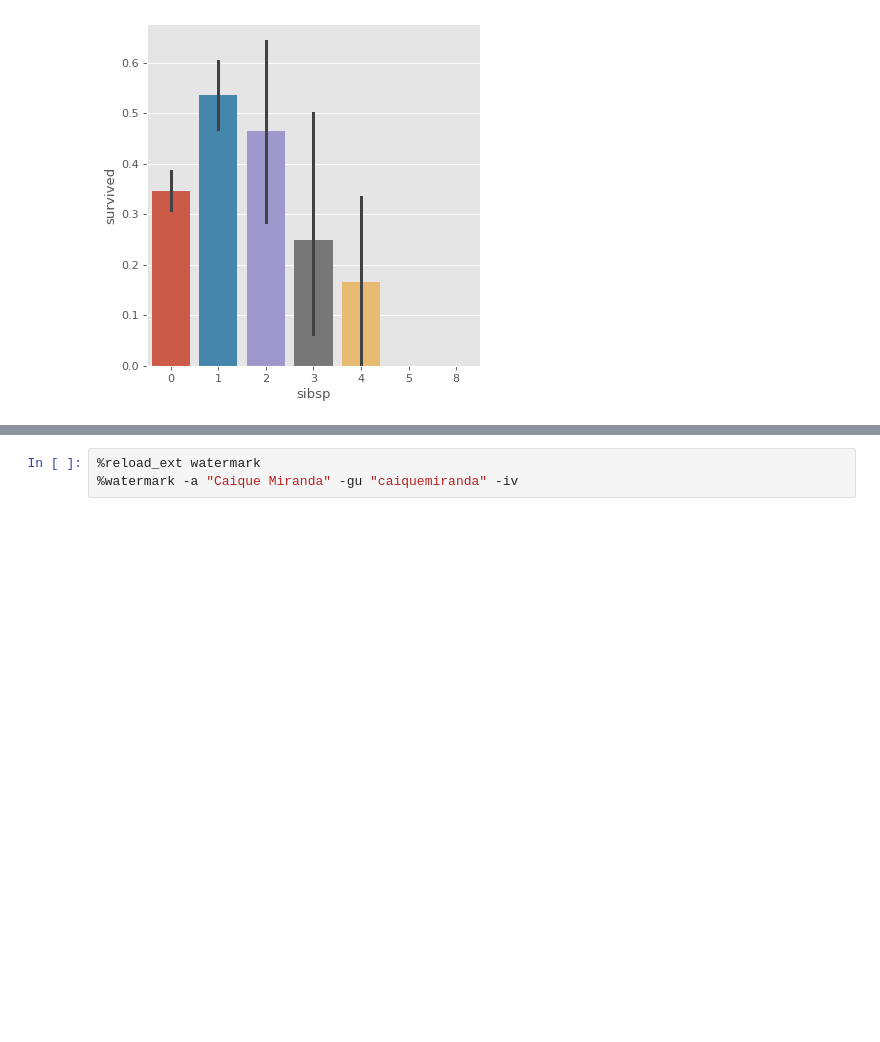
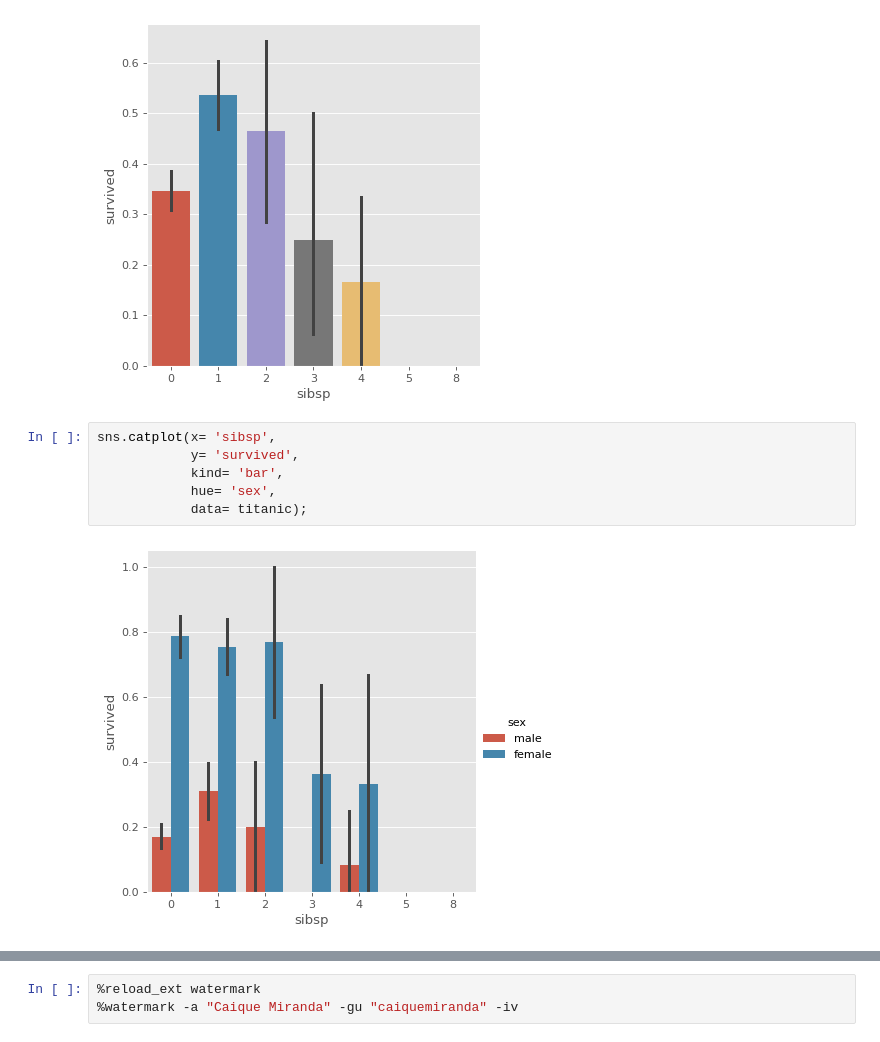
Before and after one commit to caiquemiranda/data-visualization-python, a Jupyter notebook: 10-analysis-visualization-titanic-dataset.ipynb, the cells around one changed output, grey strips where cells are left out. Drawn from its saved outputs; the diff is of its cells as text; blank space fills up the shorter version.

```diff
--- a/10-analysis-visualization-titanic-dataset.ipynb
+++ b/10-analysis-visualization-titanic-dataset.ipynb
@@ -660,3 +660,11 @@ sns.catplot(x= 'sibsp',
             data= titanic);
 # %% [output]
 [figure]
+# %%
+sns.catplot(x= 'sibsp',
+            y= 'survived',
+            kind= 'bar',
+            hue= 'sex',
+            data= titanic);
+# %% [output]
+[figure, added]
```
Also changed, not shown: parts of 2 cells of this notebook.
